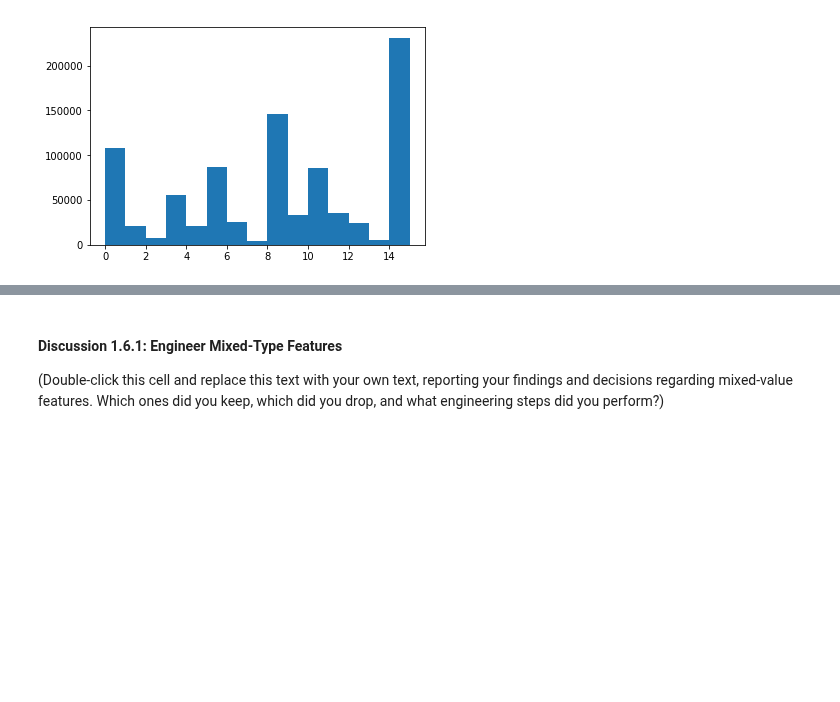
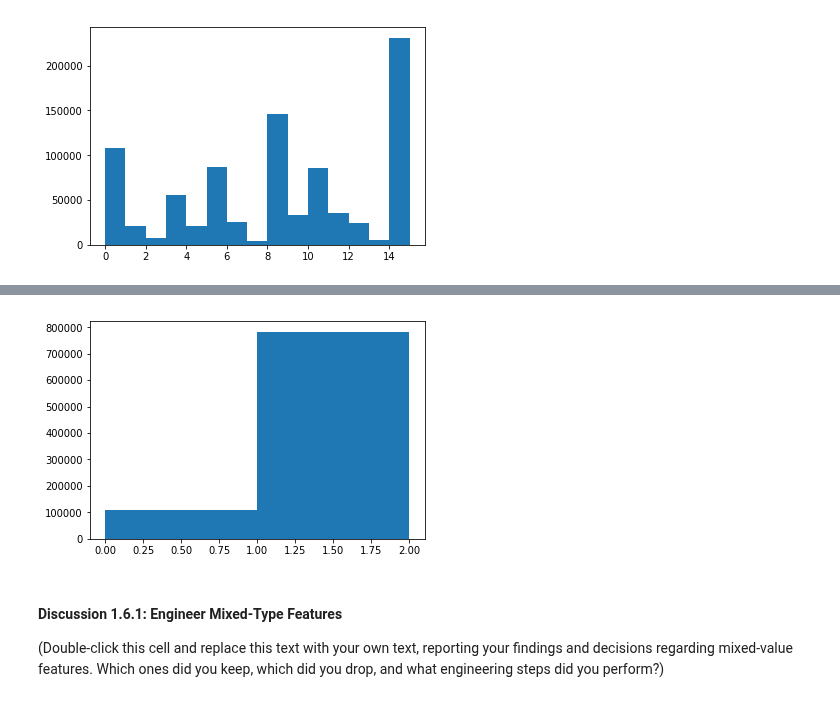
Before and after one commit to jeff-daniels/Udacity-Machine-Learning-Introduction-Nanodegree, a Jupyter notebook: Project 3: Identify Customer Segments/Identify_Customer_Segments.ipynb, the cells around one changed output, grey strips where cells are left out. Cells and saved outputs as stored; diff of their text form; code cells hidden in the pictures; blank space fills up the shorter version.

```diff
--- a/Project 3: Identify Customer Segments/Identify_Customer_Segments.ipynb
+++ b/Project 3: Identify Customer Segments/Identify_Customer_Segments.ipynb
@@ -604,3 +674,8 @@ plt.show()
+# %%
+plt.hist(df['PRAEGENDE_JUGENDJAHRE_MOVEMENT'], bins = list(np.sort(df['PRAEGENDE_JUGENDJAHRE_MOVEMENT'].unique())))
+plt.show()
+# %% [output]
+[figure, added]
 # %%
 # Investigate "CAMEO_INTL_2015" and engineer two new variables.
 # %% [markdown]
```
Also changed, not shown: parts of 5 cells of this notebook.
